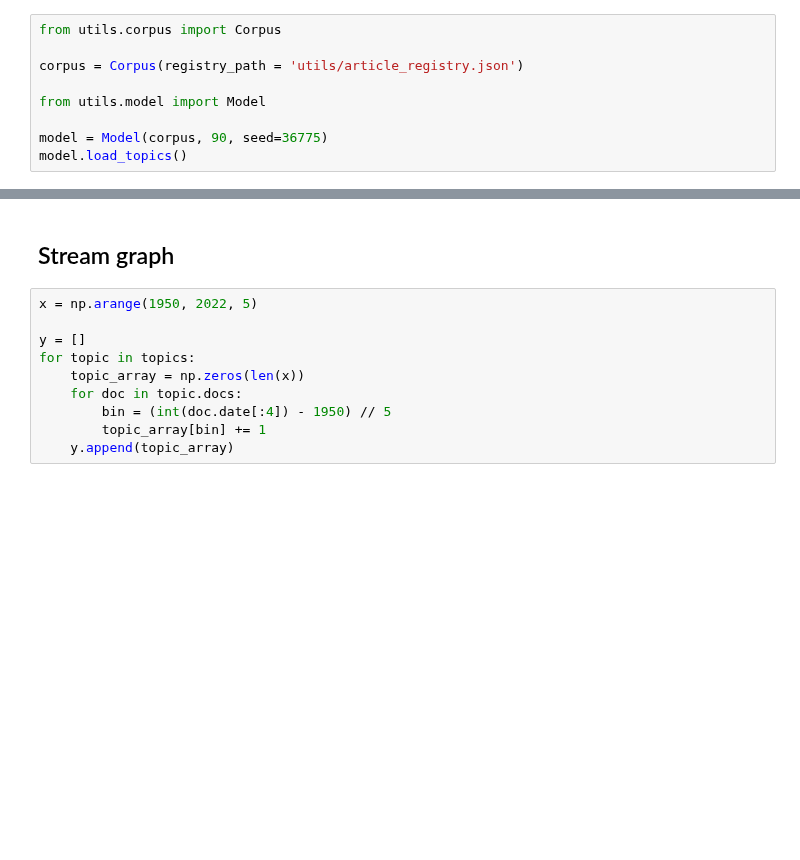
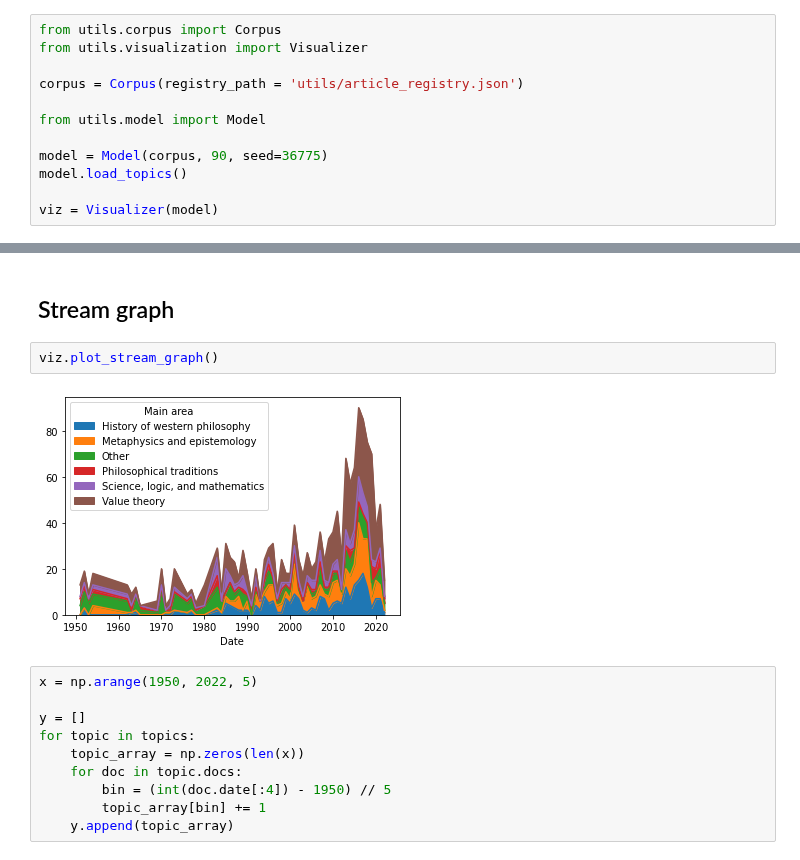
Before and after one commit to juanrloaiza/latinamerican-philosophy-mining, a Jupyter notebook: notebooks/4-Analysis.ipynb, the cells around one changed output, grey strips where cells are left out. Cells and saved outputs as stored; diff of their text form; blank space fills up the shorter version.

```diff
--- a/notebooks/4-Analysis.ipynb
+++ b/notebooks/4-Analysis.ipynb
@@ -1,5 +1,6 @@
 # %%
 from utils.corpus import Corpus
+from utils.visualization import Visualizer
 
 corpus = Corpus(registry_path = 'utils/article_registry.json')
 
@@ -7,6 +8,8 @@ from utils.model import Model
 
 model = Model(corpus, 90, seed=36775)
 model.load_topics()
+
+viz = Visualizer(model)
 # %% [output]
 1950 - 1959: 38
 1960 - 1969: 31
@@ -64,6 +48,10 @@ normalized_df_counts_main_area_per_year.plot(kind='bar', stacked=True, figsize=(
 [figure]
 # %% [markdown]
 ## Stream graph
+# %%
+viz.plot_stream_graph()
+# %% [output]
+[figure, added]
 # %%
 x = np.arange(1950, 2022, 5)
 
```
Also changed, not shown: parts of 12 cells of this notebook, 1 other file.
